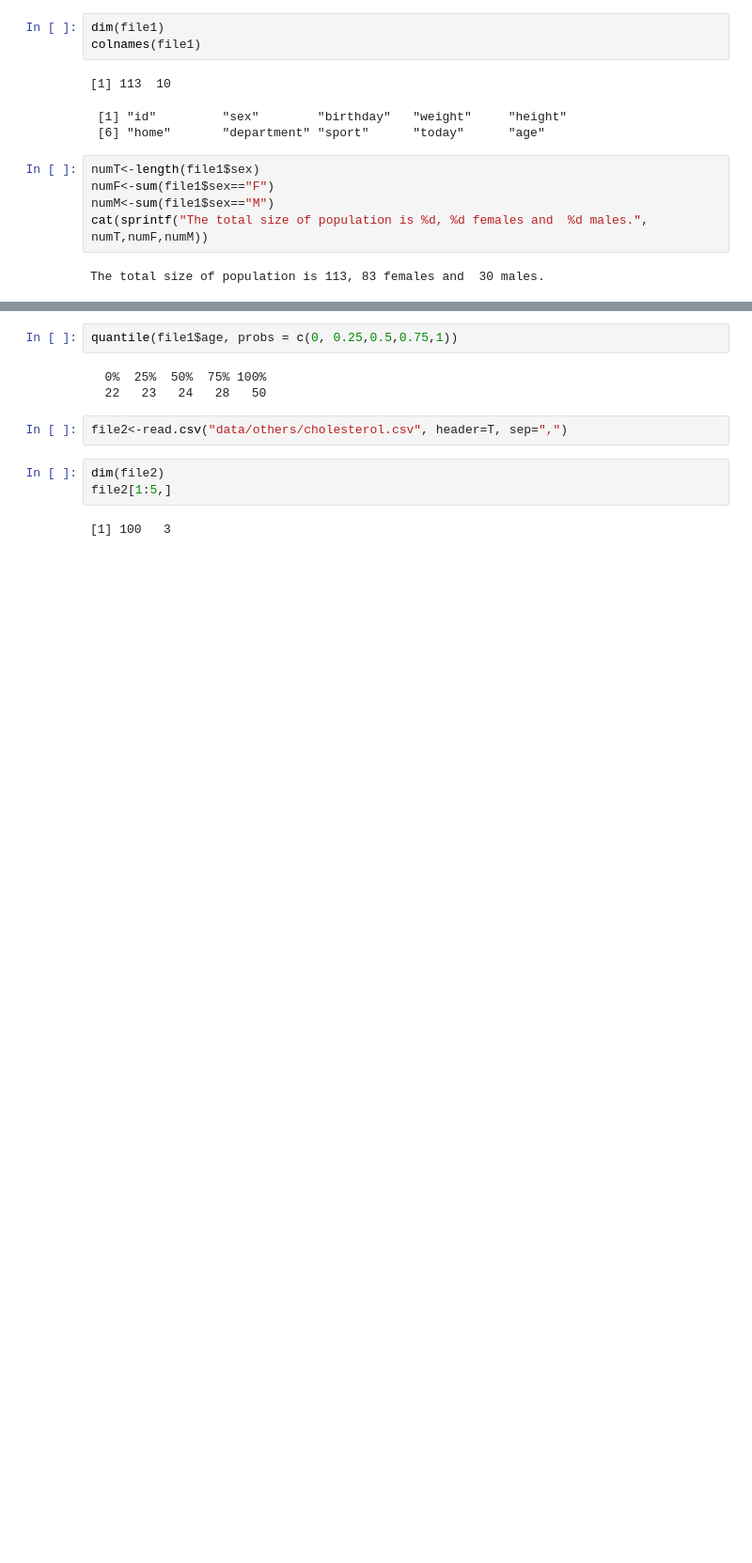
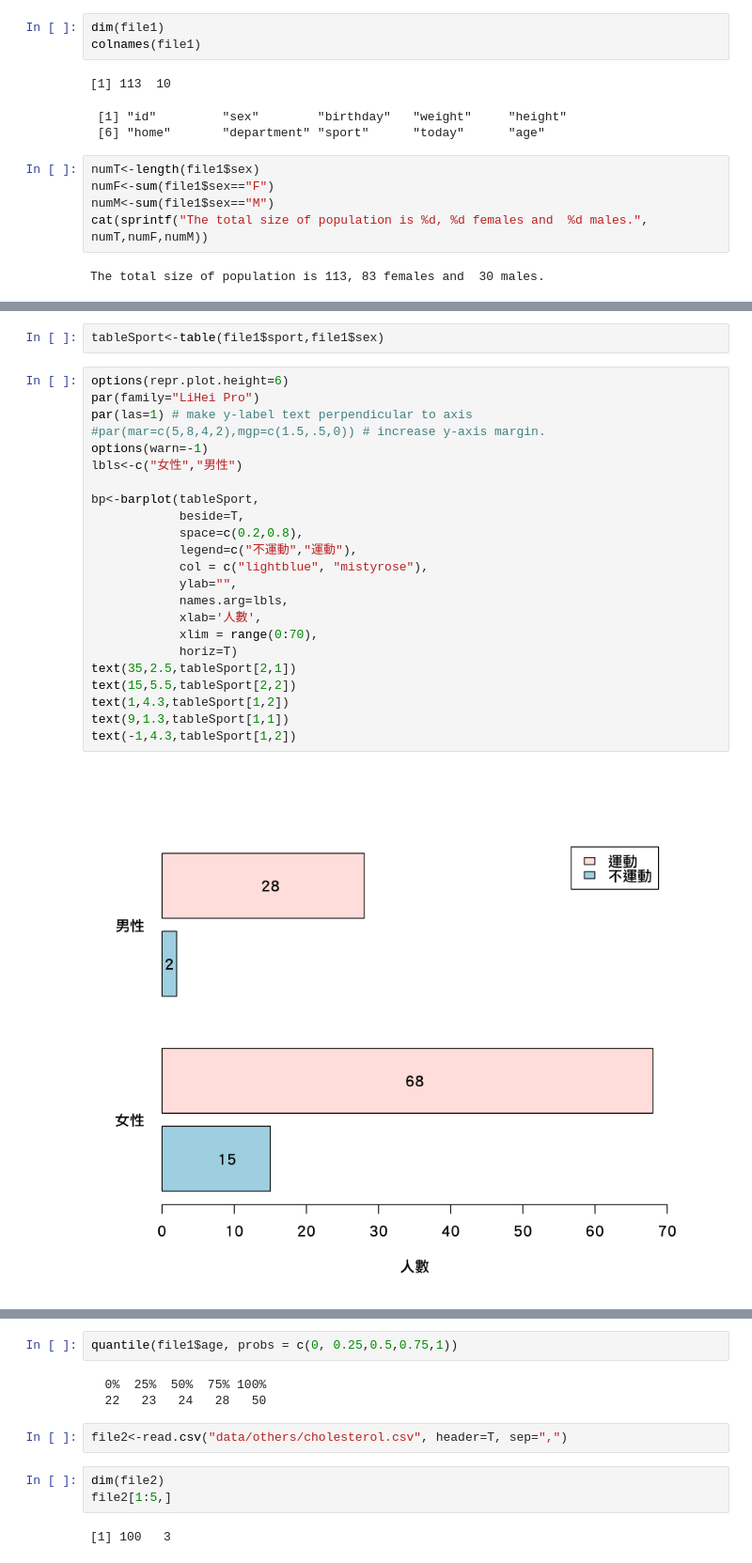
Before and after one commit to cchuang2009/math-2015-2, a Jupyter notebook: R/computer/Computer-3.ipynb, the cells around one changed output, grey strips where cells are left out. Shown at 94% size. Drawn from its saved outputs; the diff is of its cells as text; blank space fills up the shorter version.

```diff
--- a/R/computer/Computer-3.ipynb
+++ b/R/computer/Computer-3.ipynb
@@ -177 +244,28 @@ Total size of Females, doing exercises, is 68.
+# %%
+tableSport<-table(file1$sport,file1$sex)
+# %%
+options(repr.plot.height=6)
+par(family="LiHei Pro")
+par(las=1) # make y-label text perpendicular to axis
+#par(mar=c(5,8,4,2),mgp=c(1.5,.5,0)) # increase y-axis margin.
+options(warn=-1)
+lbls<-c("女性","男性")
+
+bp<-barplot(tableSport,
+            beside=T,
+            space=c(0.2,0.8),
+            legend=c("不運動","運動"),
+            col = c("lightblue", "mistyrose"),
+            ylab="",
+            names.arg=lbls,
+            xlab='人數',
+            xlim = range(0:70),
+            horiz=T)
+text(35,2.5,tableSport[2,1])
+text(15,5.5,tableSport[2,2])
+text(1,4.3,tableSport[1,2])
+text(9,1.3,tableSport[1,1])
+text(-1,4.3,tableSport[1,2])
+# %% [output]
+[figure, added]
 # %%
```
Also changed, not shown: parts of 20 cells of this notebook, 3 other files.
